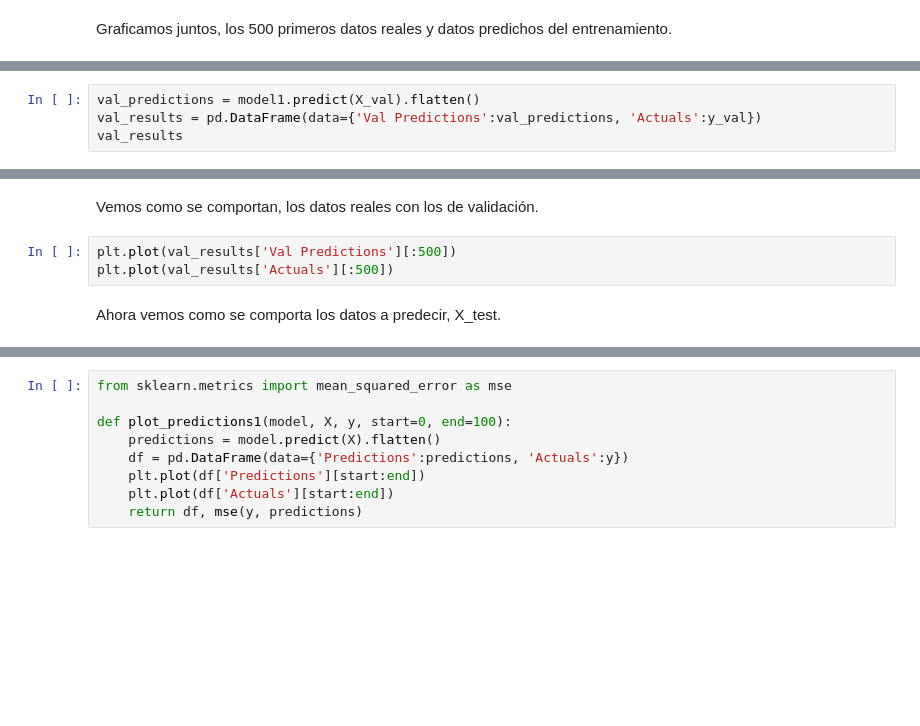
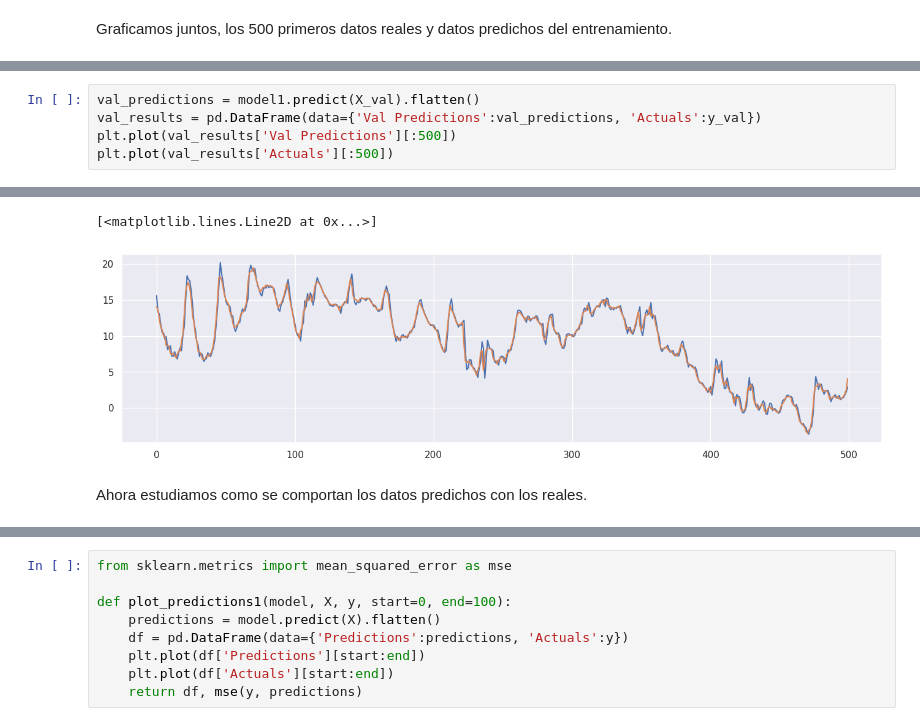
Before and after one commit to PhyData/Temperature_Forecast, a Jupyter notebook: V01/Notebook 1.ipynb, the cells around one changed output, grey strips where cells are left out. Cells and saved outputs as stored; diff of their text form; blank space fills up the shorter version.

```diff
--- a/V01/Notebook 1.ipynb
+++ b/V01/Notebook 1.ipynb
@@ -160,4 +211,6 @@ Vemos como están los datos de validación que utilizó la red neuronal para dis
 # %%
 val_predictions = model1.predict(X_val).flatten()
 val_results = pd.DataFrame(data={'Val Predictions':val_predictions, 'Actuals':y_val})
-val_results
+plt.plot(val_results['Val Predictions'][:500])
+plt.plot(val_results['Actuals'][:500])
+# %% [output]
@@ -164,10 +218,7 @@ val_results
+[<matplotlib.lines.Line2D at 0x...>]
+[figure, added]
 # %% [markdown]
-Vemos como se comportan, los datos reales con los de validación.
+Ahora estudiamos como se comportan los datos predichos con los reales.
-# %%
-plt.plot(val_results['Val Predictions'][:500])
-plt.plot(val_results['Actuals'][:500])
-# %% [markdown]
-Ahora vemos como se comporta los datos a predecir, X_test.
 # %%
 train_tests = model1.predict(X_test).flatten()
 train_test_results = pd.DataFrame(data={'Train Test Predictions':train_tests, 'Actuals':y_test})
```
Also changed, not shown: parts of 74 cells of this notebook.
